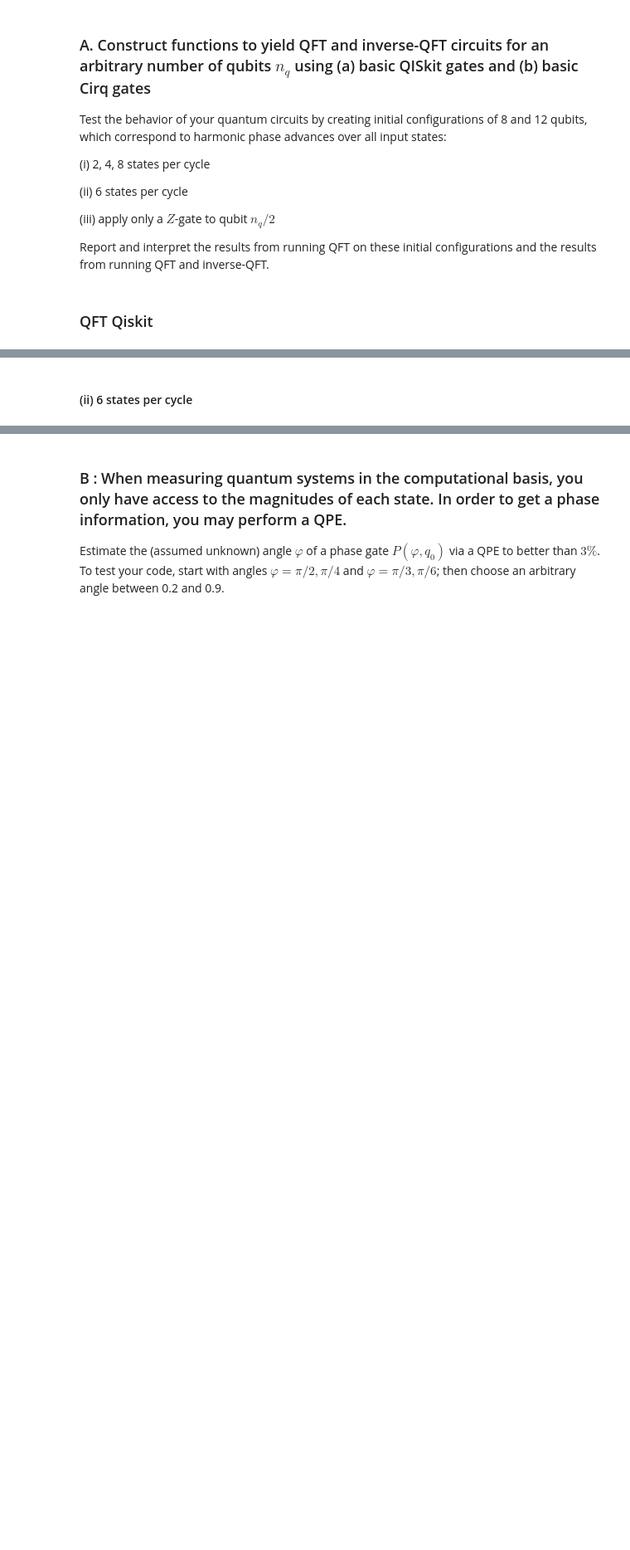
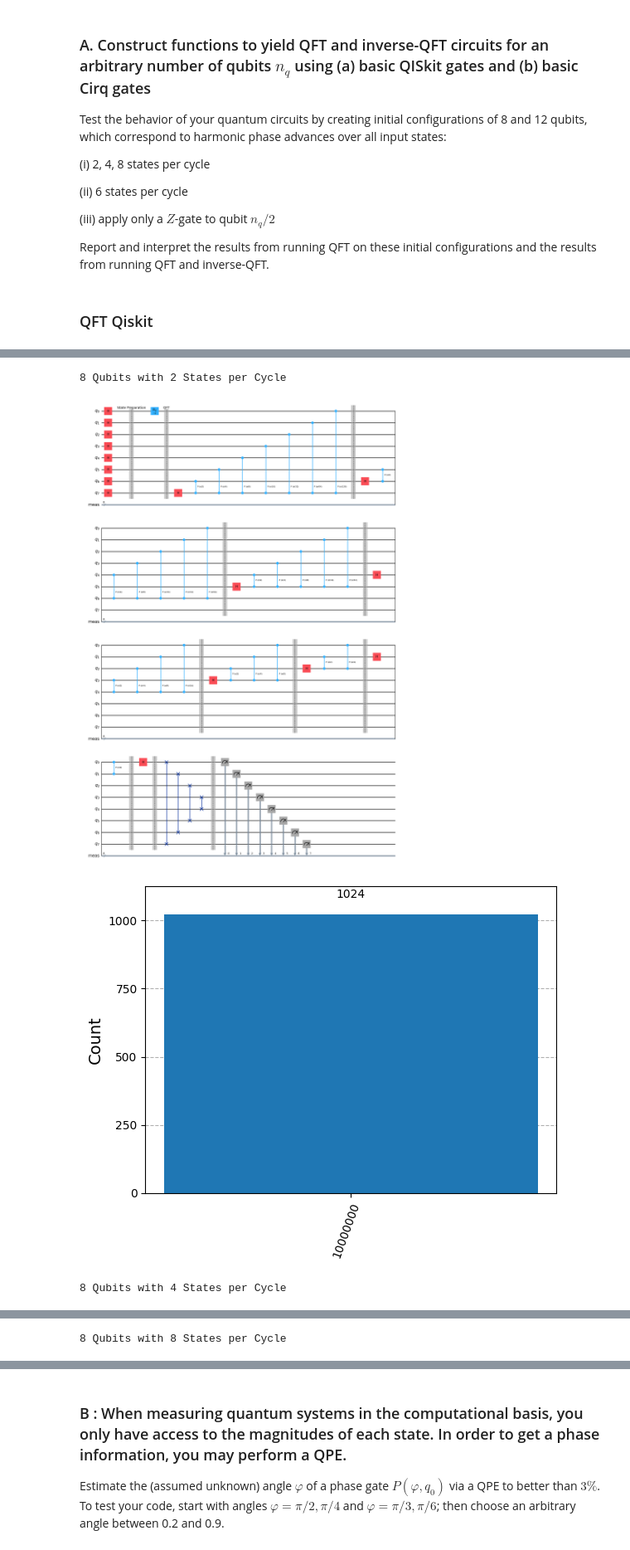
Before and after one commit to elijahkin/amsc698k, a Jupyter notebook: hw5/hw5.ipynb, the cells around one changed output, grey strips where cells are left out. Shown at 83% size. Drawn from its saved outputs; the diff is of its cells as text; code cells hidden in the pictures; blank space fills up the shorter version.

Commit message:
Finishing Qiskit QFT

```diff
--- a/hw5/hw5.ipynb
+++ b/hw5/hw5.ipynb
@@ -87,9 +85,15 @@ def run_qft_qiskit(nq, states_per_cycle, plot_circuit):
     qc.rz(-np.pi / 2, 1)
     qc.rz(-np.pi, 2)
   elif states_per_cycle == '6':
-    None # TODO
+    qc.rz(-np.pi / 3, 0)
+    qc.rz(-2 * np.pi / 3, 1)
+    qc.rz(-4 * np.pi / 3, 2)
   else:
-    None # TODO
+    qc.z(nq // 2)
+
+  backend = Aer.get_backend('statevector_simulator')
+  statevector = backend.run(qc).result().get_statevector()
+  # print(statevector)
 
   qc.barrier(label='QFT')
   qc = qc.compose(qft_qiskit(nq))
@@ -98,6 +102,3 @@ def run_qft_qiskit(nq, states_per_cycle, plot_circuit):
     display(qc.draw('mpl'))
   counts = Aer.get_backend('qasm_simulator').run(qc).result().get_counts()
   display(plot_histogram(counts))
-# %%
-for states_per_cycle in ['2', '4', '8', '6', None]:
-  run_qft_qiskit(4, states_per_cycle, plot_circuit=True)
@@ -115,2 +104,0 @@ for states_per_cycle in ['2', '4', '8', '6', None]:
-# %% [markdown]
-#### (ii) 6 states per cycle
@@ -118,0 +105,13 @@ for states_per_cycle in ['2', '4', '8', '6', None]:
+# %%
+for nq in [8, 12]:
+  for states_per_cycle in ['2', '4', '8', '6']:
+    print(f'{nq} Qubits with {states_per_cycle} States per Cycle')
+    run_qft_qiskit(nq, states_per_cycle, plot_circuit=True)
+
+  print(f'{nq} Qubits with a Z gate on nq / 2')
+  run_qft_qiskit(nq, None, plot_circuit=True)
+# %% [output]
+8 Qubits with 2 States per Cycle
+[figure, added]
+[figure, added]
+8 Qubits with 4 States per Cycle
@@ -118,0 +120 @@ for states_per_cycle in ['2', '4', '8', '6', None]:
+8 Qubits with 8 States per Cycle
```
Also changed, not shown: parts of 5 cells of this notebook.
